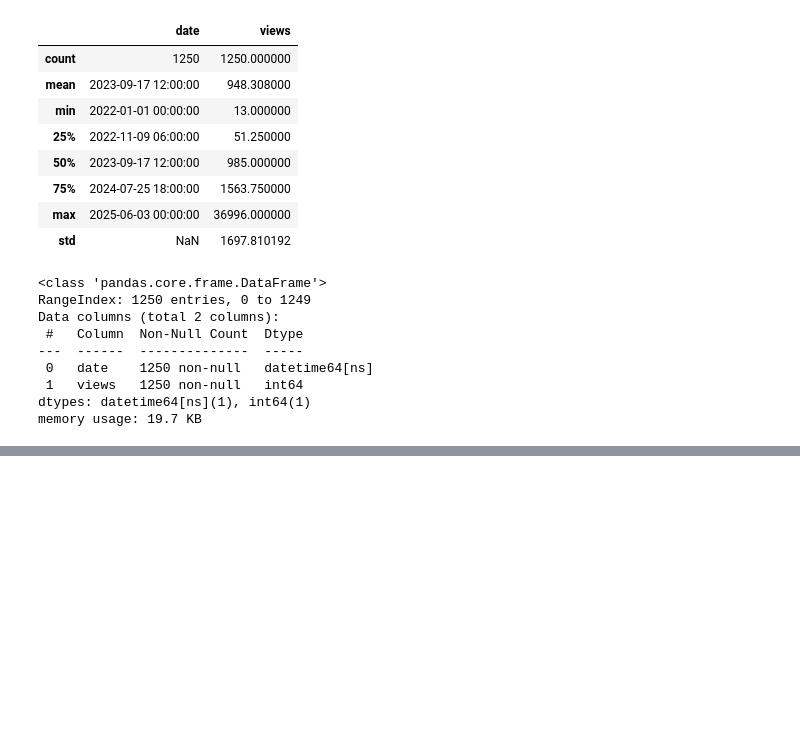
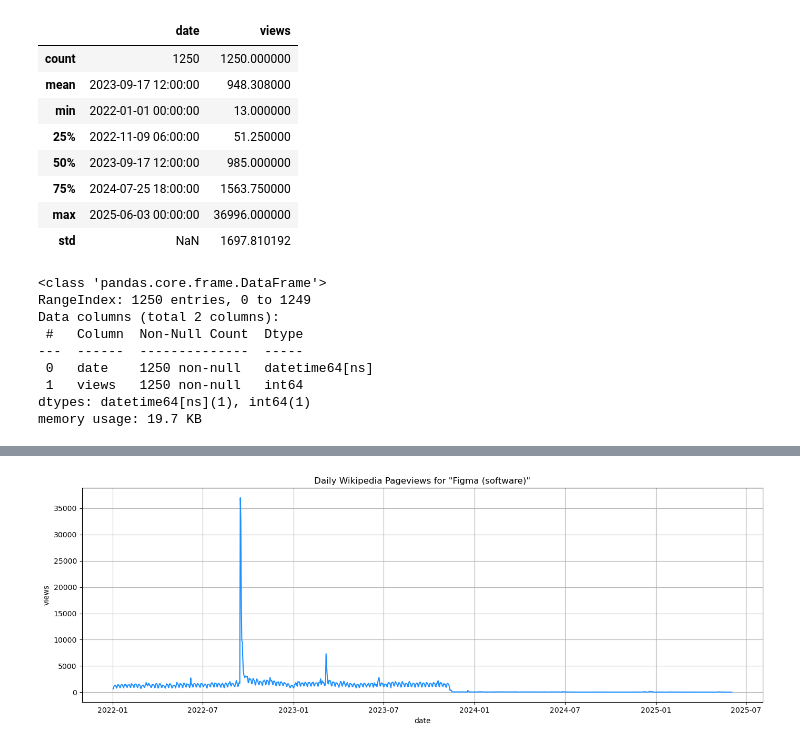
Before and after one commit to samira-yousefzadeh/figma-pageviews-forecast, a Jupyter notebook: figma_pageviews_forecast.ipynb, the cells around one changed output, grey strips where cells are left out. Cells and saved outputs as stored; diff of their text form; code cells hidden in the pictures; blank space fills up the shorter version.

```diff
--- a/figma_pageviews_forecast.ipynb
+++ b/figma_pageviews_forecast.ipynb
@@ -193,0 +345,19 @@ print(os.getcwd())
+# %%
+
+
+# Load the daily data
+df = df_daily.copy()
+df['date'] = pd.to_datetime(df['date'])
+df.set_index('date', inplace=True)
+
+# 1. Line Plot: Overall Trend
+plt.figure(figsize=(14, 5))
+plt.plot(df['views'], color='dodgerblue')
+plt.title('Daily Wikipedia Pageviews for "Figma (software)"')
+plt.ylabel('views')
+plt.xlabel('date')
+plt.grid(True)
+plt.tight_layout()
+plt.show()
+# %% [output]
+[figure, added]
```
Also changed, not shown: parts of 22 cells of this notebook.
